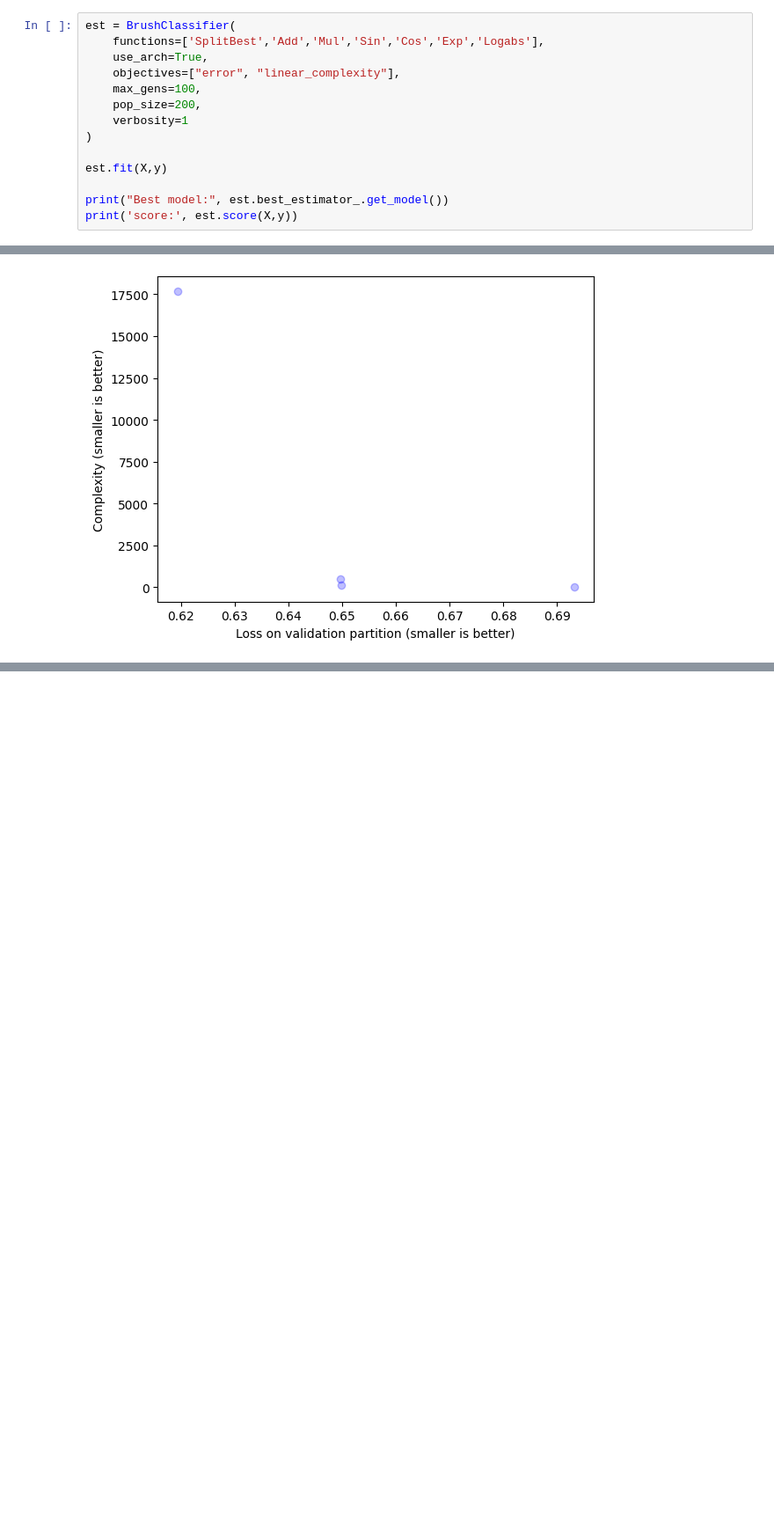
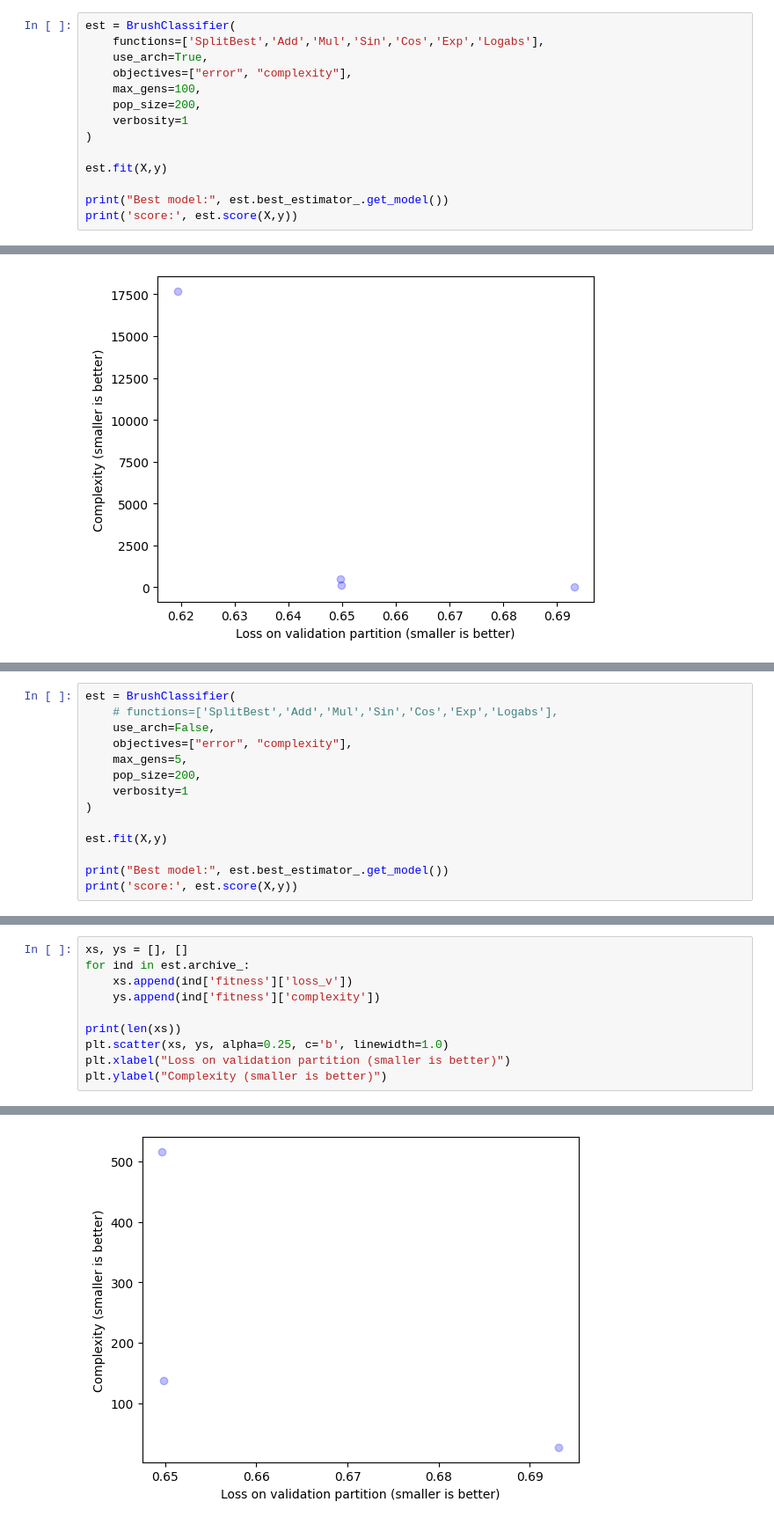
Before and after one commit to cavalab/brush, a Jupyter notebook: docs/guide/archive.ipynb, the cells around one changed output, grey strips where cells are left out. Shown: that part at 88% size. Cells and saved outputs as stored; diff of their text form; blank space fills up the shorter version.

Commit message:
Showing the population as archive

```diff
--- a/docs/guide/archive.ipynb
+++ b/docs/guide/archive.ipynb
@@ -20,7 +20,7 @@ y = df['target']
 est = BrushClassifier(
     functions=['SplitBest','Add','Mul','Sin','Cos','Exp','Logabs'],
     use_arch=True,
-    objectives=["error", "linear_complexity"],
+    objectives=["error", "complexity"],
     max_gens=100,
     pop_size=200,
     verbosity=1
@@ -121,0 +126,14 @@ Text(0, 0.5, 'Complexity (smaller is better)')
+# %%
+est = BrushClassifier(
+    # functions=['SplitBest','Add','Mul','Sin','Cos','Exp','Logabs'],
+    use_arch=False,
+    objectives=["error", "complexity"],
+    max_gens=5,
+    pop_size=200,
+    verbosity=1
+)
+
+est.fit(X,y)
+
+print("Best model:", est.best_estimator_.get_model())
+print('score:', est.score(X,y))
@@ -121,0 +145,11 @@ Text(0, 0.5, 'Complexity (smaller is better)')
+# %%
+xs, ys = [], []
+for ind in est.archive_:
+    xs.append(ind['fitness']['loss_v'])
+    ys.append(ind['fitness']['complexity'])
+
+print(len(xs))
+plt.scatter(xs, ys, alpha=0.25, c='b', linewidth=1.0)
+plt.xlabel("Loss on validation partition (smaller is better)")
+plt.ylabel("Complexity (smaller is better)")
+# %% [output]
@@ -121,0 +158 @@ Text(0, 0.5, 'Complexity (smaller is better)')
+[figure, added]
```
Also changed, not shown: parts of 6 cells of this notebook.
